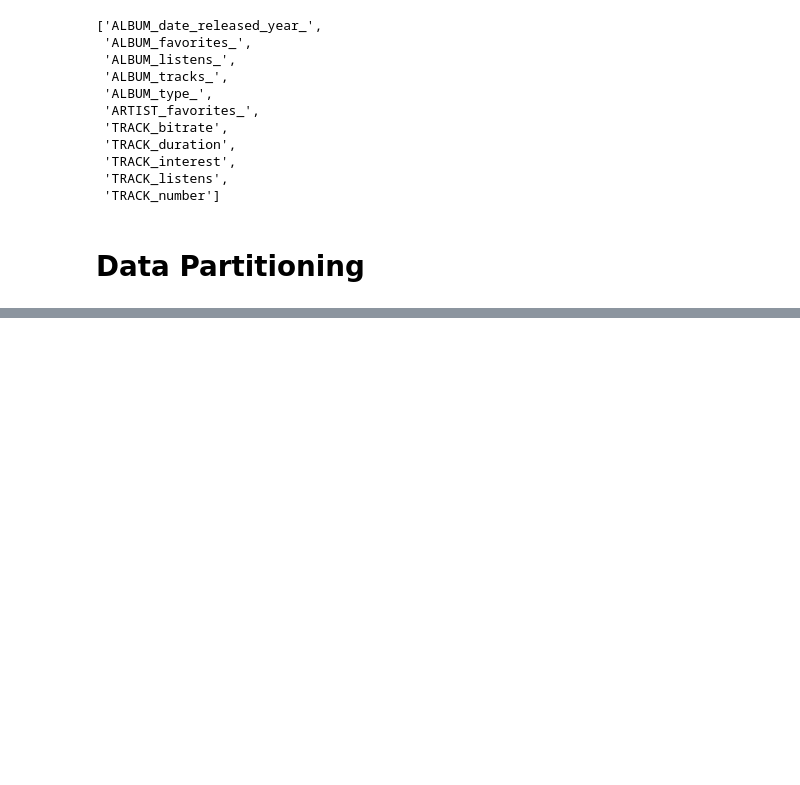
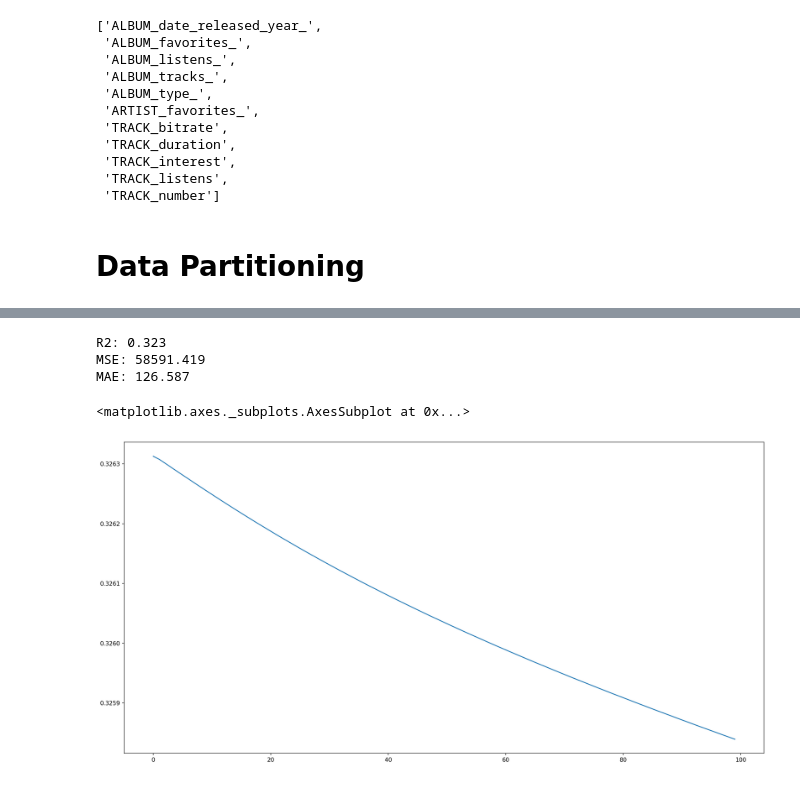
Before and after one commit to cri98li/Data-Mining-2-Project-ts-classification, a Jupyter notebook: Fase 2.3 (Regressione).ipynb, the cells around one changed output, grey strips where cells are left out. Cells and saved outputs as stored; diff of their text form; code cells hidden in the pictures; blank space fills up the shorter version.

```diff
--- a/Fase 2.3 (Regressione).ipynb
+++ b/Fase 2.3 (Regressione).ipynb
@@ -224,0 +316,5 @@ X_train, X_test, y_train, y_test = train_test_split(X, y, test_size=0.3, random_
+# %%
+reg = Lasso()
+reg.fit(X_train, y_train)
+print('Coefficients: \n', reg.coef_)
+print('Intercept: \n', reg.intercept_)
@@ -224,0 +339,5 @@ X_train, X_test, y_train, y_test = train_test_split(X, y, test_size=0.3, random_
+# %%
+y_pred = reg.predict(X_test)
+print('R2: %.3f' % r2_score(y_test, y_pred))
+print('MSE: %.3f' % mean_squared_error(y_test, y_pred))
+print('MAE: %.3f' % mean_absolute_error(y_test, y_pred))
@@ -224,0 +350,11 @@ X_train, X_test, y_train, y_test = train_test_split(X, y, test_size=0.3, random_
+# %%
+parameters=range(0, 100, 1)
+res = list()
+
+for a in parameters:
+    reg = Ridge(alpha=a/100)
+    reg.fit(X_train, y_train)
+    y_pred = reg.predict(X_test)
+    res.append([a, reg.intercept_, r2_score(y_test, y_pred), mean_squared_error(y_test, y_pred), mean_absolute_error(y_test, y_pred)])
+
+result = pd.DataFrame(res, columns=['alpha', 'intercept', 'r2', 'mse', 'mae'])
@@ -224,0 +377,14 @@ X_train, X_test, y_train, y_test = train_test_split(X, y, test_size=0.3, random_
+# %%
+y_pred = reg.predict(X_test)
+print('R2: %.3f' % r2_score(y_test, y_pred))
+print('MSE: %.3f' % mean_squared_error(y_test, y_pred))
+print('MAE: %.3f' % mean_absolute_error(y_test, y_pred))
+# %% [output]
+R2: 0.323
+MSE: 58591.419
+MAE: 126.587
+# %%
+result['r2'].plot.line()
+# %% [output]
+<matplotlib.axes._subplots.AxesSubplot at 0x...>
+[figure, added]
```
Also changed, not shown: parts of 19 cells of this notebook.
